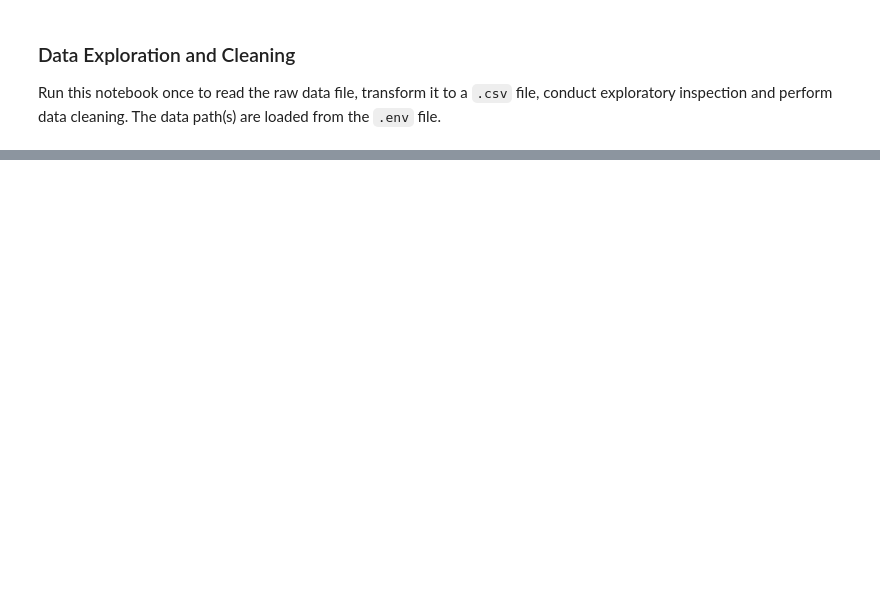
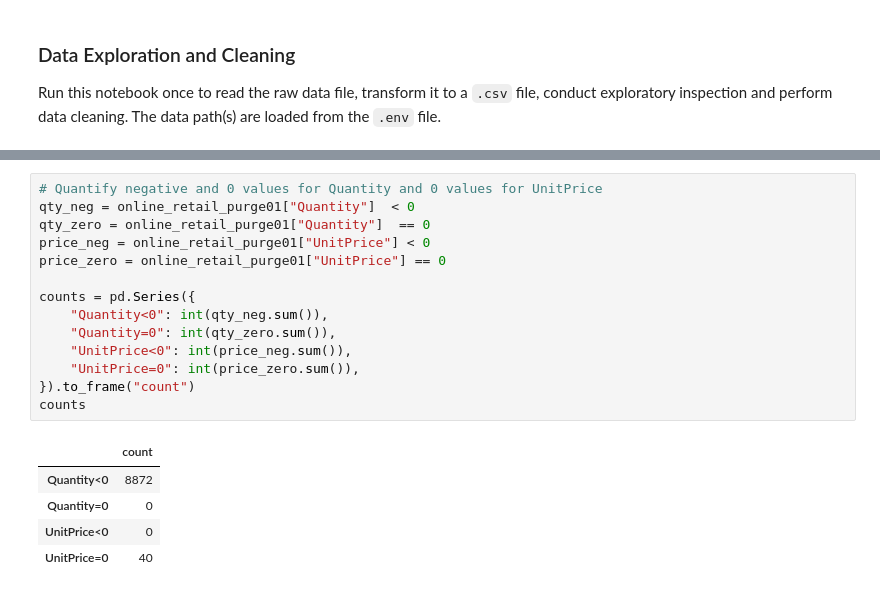
Before and after one commit to bisharatm/ds08_online-retail, a Jupyter notebook: notebooks/01_data_exploration_and_cleaning.ipynb, the cells around one changed output, grey strips where cells are left out. Drawn from its saved outputs; the diff is of its cells as text; blank space fills up the shorter version.

```diff
--- a/notebooks/01_data_exploration_and_cleaning.ipynb
+++ b/notebooks/01_data_exploration_and_cleaning.ipynb
@@ -114,0 +279,20 @@ Rows: 541,909 | Columns: 8
+# %%
+# Quantify negative and 0 values for Quantity and 0 values for UnitPrice
+qty_neg = online_retail_purge01["Quantity"]  < 0
+qty_zero = online_retail_purge01["Quantity"]  == 0
+price_neg = online_retail_purge01["UnitPrice"] < 0
+price_zero = online_retail_purge01["UnitPrice"] == 0
+
+counts = pd.Series({
+    "Quantity<0": int(qty_neg.sum()),
+    "Quantity=0": int(qty_zero.sum()),
+    "UnitPrice<0": int(price_neg.sum()),
+    "UnitPrice=0": int(price_zero.sum()),
+}).to_frame("count")
+counts
+# %% [output]
+|  | count |
+| Quantity<0 | 8872 |
+| Quantity=0 | 0 |
+| UnitPrice<0 | 0 |
+| UnitPrice=0 | 40 |
```
Also changed, not shown: parts of 17 cells of this notebook, 3 other files.
